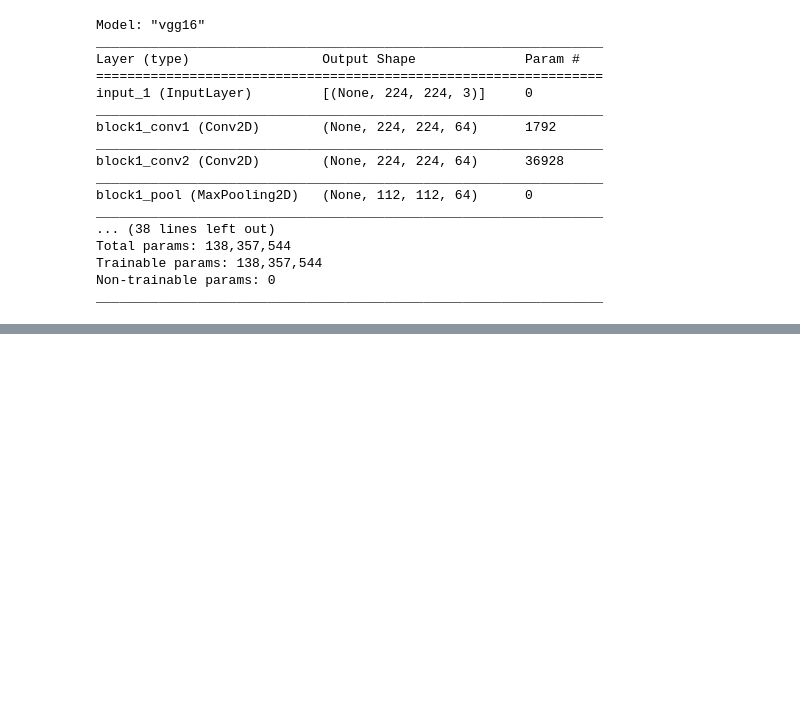
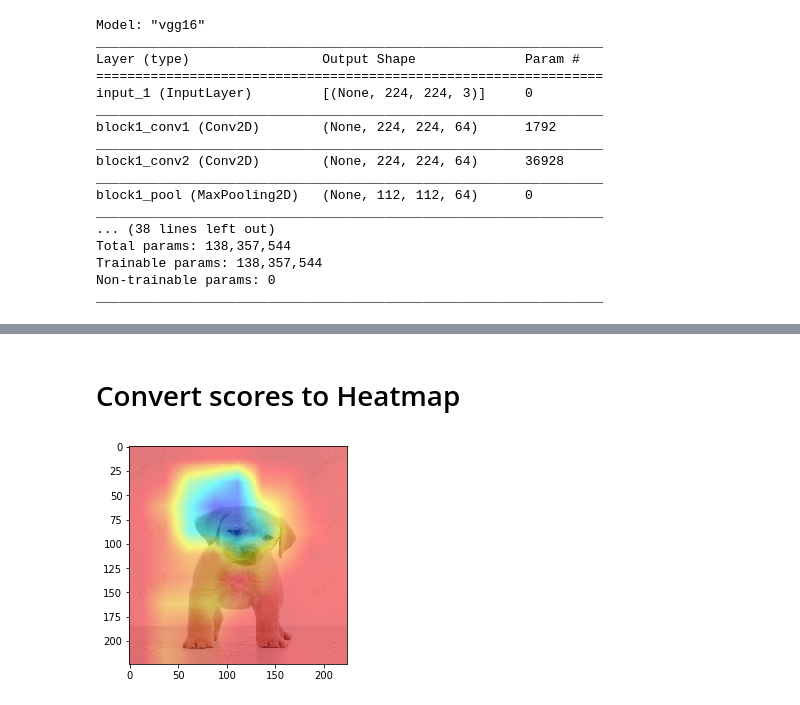
Before and after one commit to Abhijit-2592/visualizing_cnns, a Jupyter notebook: occlusion_experiment.ipynb, the cells around one changed output, grey strips where cells are left out. Cells and saved outputs as stored; diff of their text form; code cells hidden in the pictures; blank space fills up the shorter version.

```diff
--- a/occlusion_experiment.ipynb
+++ b/occlusion_experiment.ipynb
@@ -47,0 +148,2 @@ _________________________________________________________________
+# %%
+scores = np.array(scores).reshape(image_size)
@@ -47,0 +165,2 @@ _________________________________________________________________
+# %% [markdown]
+# Convert scores to Heatmap
@@ -47,0 +172,20 @@ _________________________________________________________________
+# %%
+heatmap = cv2.resize(scores, (224,224))
+heatmap = np.uint8(255 * heatmap)
+heatmap = cv2.applyColorMap(heatmap, cv2.COLORMAP_JET)
+heatmap = cv2.cvtColor(heatmap,cv2.COLOR_BGR2RGB)  # OpenCV is in BGR
+# %%
+def overlay(array1, array2, alpha=0.5):
+    if alpha < 0. or alpha > 1.:
+        raise ValueError("`alpha` needs to be between [0, 1]")
+    if array1.shape != array2.shape:
+        raise ValueError('`array1` and `array2` must have the same shapes')
+
+    return (array1 * alpha + array2 * (1. - alpha)).astype(array1.dtype)
+# %%
+superimposed_img = overlay(heatmap, image)
+# %%
+plt.imshow(superimposed_img)
+plt.show()
+# %% [output]
+[figure, added]
```
Also changed, not shown: parts of 14 cells of this notebook.
